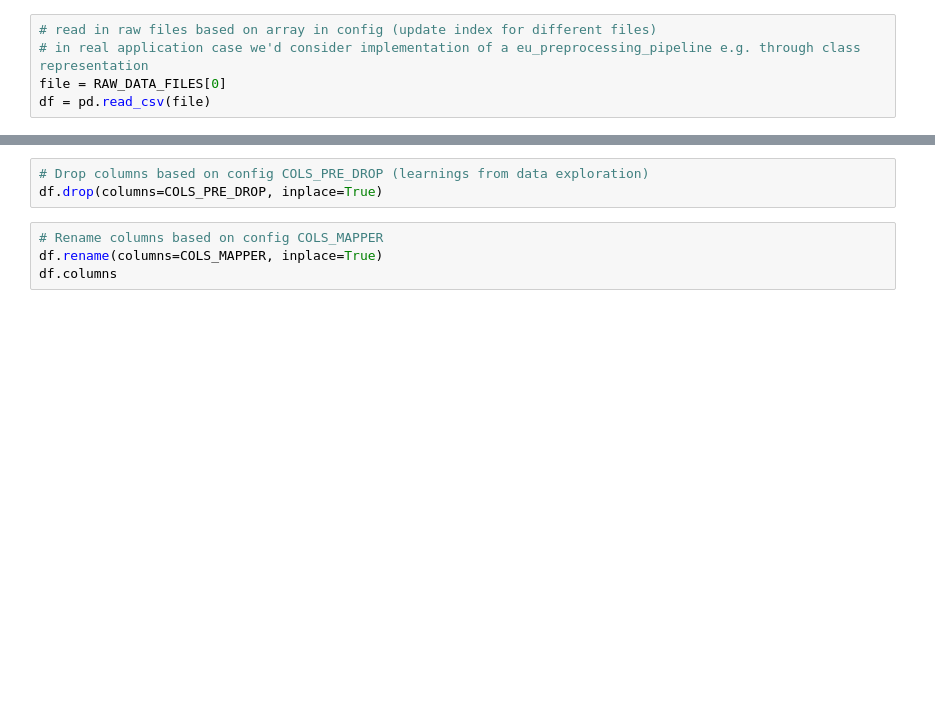
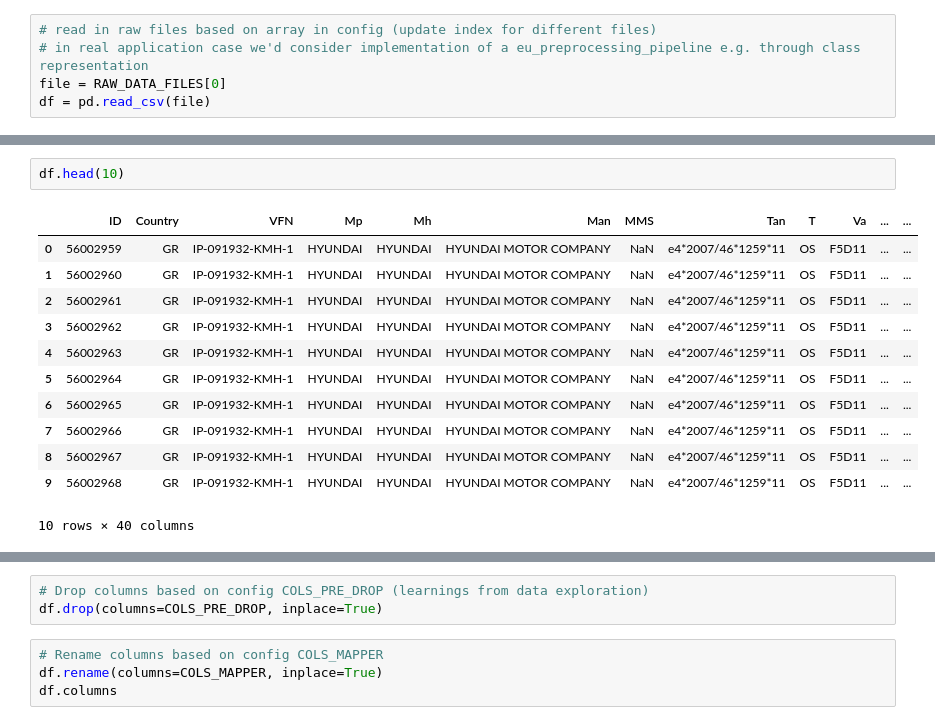
Before and after one commit to leonellb/car-co2-prediction, a Jupyter notebook: notebooks/app_emulation/1_1-prep_database_file_generator.ipynb, the cells around one changed output, grey strips where cells are left out. Cells and saved outputs as stored; diff of their text form; blank space fills up the shorter version.

```diff
--- a/notebooks/app_emulation/1_1-prep_database_file_generator.ipynb
+++ b/notebooks/app_emulation/1_1-prep_database_file_generator.ipynb
@@ -36,0 +38,15 @@ memory usage: 3.2+ GB
+# %%
+df.head(10)
+# %% [output]
+|  | ID | Country | VFN | Mp | Mh | Man | MMS | Tan | T | Va | ... | ... |
+| 0 | 56002959 | GR | IP-091932-KMH-1 | HYUNDAI | HYUNDAI | HYUNDAI MOTOR COMPANY | NaN | e4*2007/46*1259*11 | OS | F5D11 | ... | ... |
+| 1 | 56002960 | GR | IP-091932-KMH-1 | HYUNDAI | HYUNDAI | HYUNDAI MOTOR COMPANY | NaN | e4*2007/46*1259*11 | OS | F5D11 | ... | ... |
+| 2 | 56002961 | GR | IP-091932-KMH-1 | HYUNDAI | HYUNDAI | HYUNDAI MOTOR COMPANY | NaN | e4*2007/46*1259*11 | OS | F5D11 | ... | ... |
+| 3 | 56002962 | GR | IP-091932-KMH-1 | HYUNDAI | HYUNDAI | HYUNDAI MOTOR COMPANY | NaN | e4*2007/46*1259*11 | OS | F5D11 | ... | ... |
+| 4 | 56002963 | GR | IP-091932-KMH-1 | HYUNDAI | HYUNDAI | HYUNDAI MOTOR COMPANY | NaN | e4*2007/46*1259*11 | OS | F5D11 | ... | ... |
+| 5 | 56002964 | GR | IP-091932-KMH-1 | HYUNDAI | HYUNDAI | HYUNDAI MOTOR COMPANY | NaN | e4*2007/46*1259*11 | OS | F5D11 | ... | ... |
+| 6 | 56002965 | GR | IP-091932-KMH-1 | HYUNDAI | HYUNDAI | HYUNDAI MOTOR COMPANY | NaN | e4*2007/46*1259*11 | OS | F5D11 | ... | ... |
+| 7 | 56002966 | GR | IP-091932-KMH-1 | HYUNDAI | HYUNDAI | HYUNDAI MOTOR COMPANY | NaN | e4*2007/46*1259*11 | OS | F5D11 | ... | ... |
+| 8 | 56002967 | GR | IP-091932-KMH-1 | HYUNDAI | HYUNDAI | HYUNDAI MOTOR COMPANY | NaN | e4*2007/46*1259*11 | OS | F5D11 | ... | ... |
+| 9 | 56002968 | GR | IP-091932-KMH-1 | HYUNDAI | HYUNDAI | HYUNDAI MOTOR COMPANY | NaN | e4*2007/46*1259*11 | OS | F5D11 | ... | ... |
+10 rows × 40 columns
```
Also changed, not shown: parts of 10 cells of this notebook, 4 other files.
